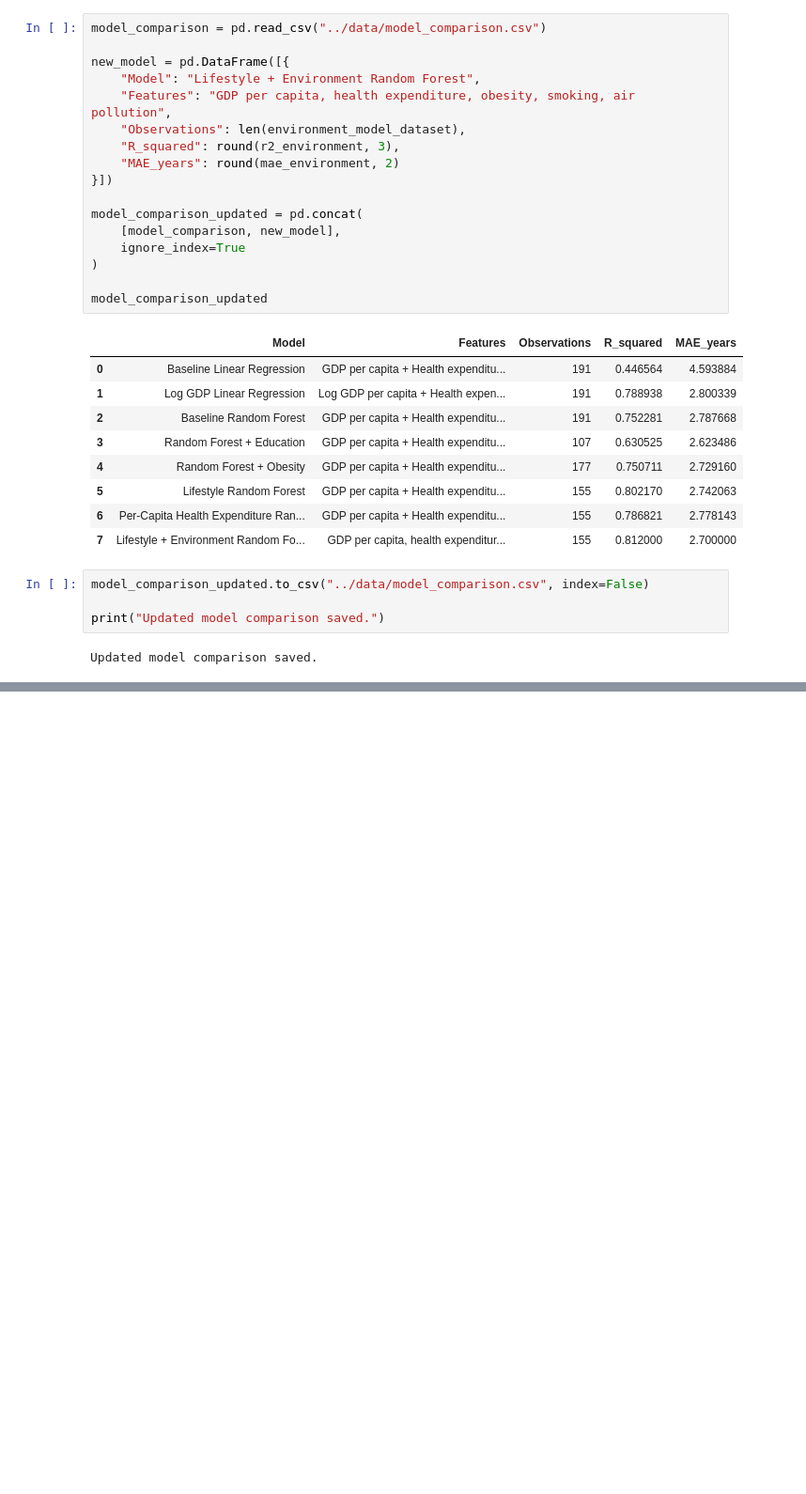
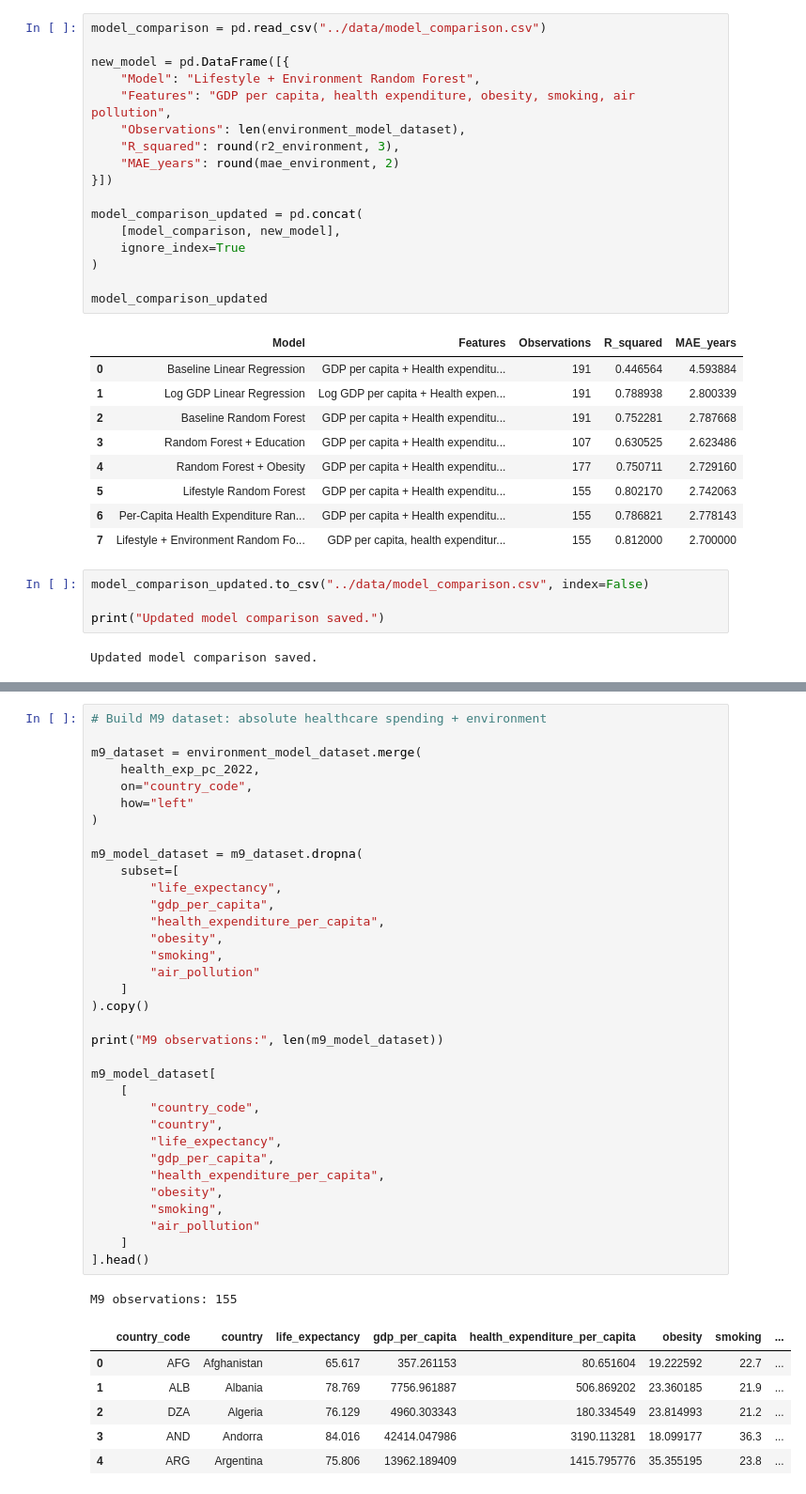
Before and after one commit to serrafrancesco271105/life-expectancy-machine-learning, a Jupyter notebook: notebooks/01_data_exploration.ipynb, the cells around one changed output, grey strips where cells are left out. Shown at 94% size. Cells and saved outputs as stored; diff of their text form; blank space fills up the shorter version.

```diff
--- a/notebooks/01_data_exploration.ipynb
+++ b/notebooks/01_data_exploration.ipynb
@@ -2609,0 +2947,42 @@ Updated model comparison saved.
+# %%
+# Build M9 dataset: absolute healthcare spending + environment
+
+m9_dataset = environment_model_dataset.merge(
+    health_exp_pc_2022,
+    on="country_code",
+    how="left"
+)
+
+m9_model_dataset = m9_dataset.dropna(
+    subset=[
+        "life_expectancy",
+        "gdp_per_capita",
+        "health_expenditure_per_capita",
+        "obesity",
+        "smoking",
+        "air_pollution"
+    ]
+).copy()
+
+print("M9 observations:", len(m9_model_dataset))
+
+m9_model_dataset[
+    [
+        "country_code",
+        "country",
+        "life_expectancy",
+        "gdp_per_capita",
+        "health_expenditure_per_capita",
+        "obesity",
+        "smoking",
+        "air_pollution"
+    ]
+].head()
+# %% [output]
+M9 observations: 155
+|  | country_code | country | life_expectancy | gdp_per_capita | health_expenditure_per_capita | obesity | smoking | ... |
+| 0 | AFG | Afghanistan | 65.617 | 357.261153 | 80.651604 | 19.222592 | 22.7 | ... |
+| 1 | ALB | Albania | 78.769 | 7756.961887 | 506.869202 | 23.360185 | 21.9 | ... |
+| 2 | DZA | Algeria | 76.129 | 4960.303343 | 180.334549 | 23.814993 | 21.2 | ... |
+| 3 | AND | Andorra | 84.016 | 42414.047986 | 3190.113281 | 18.099177 | 36.3 | ... |
+| 4 | ARG | Argentina | 75.806 | 13962.189409 | 1415.795776 | 35.355195 | 23.8 | ... |
```
Also changed, not shown: parts of 22 cells of this notebook, 12 other files.
